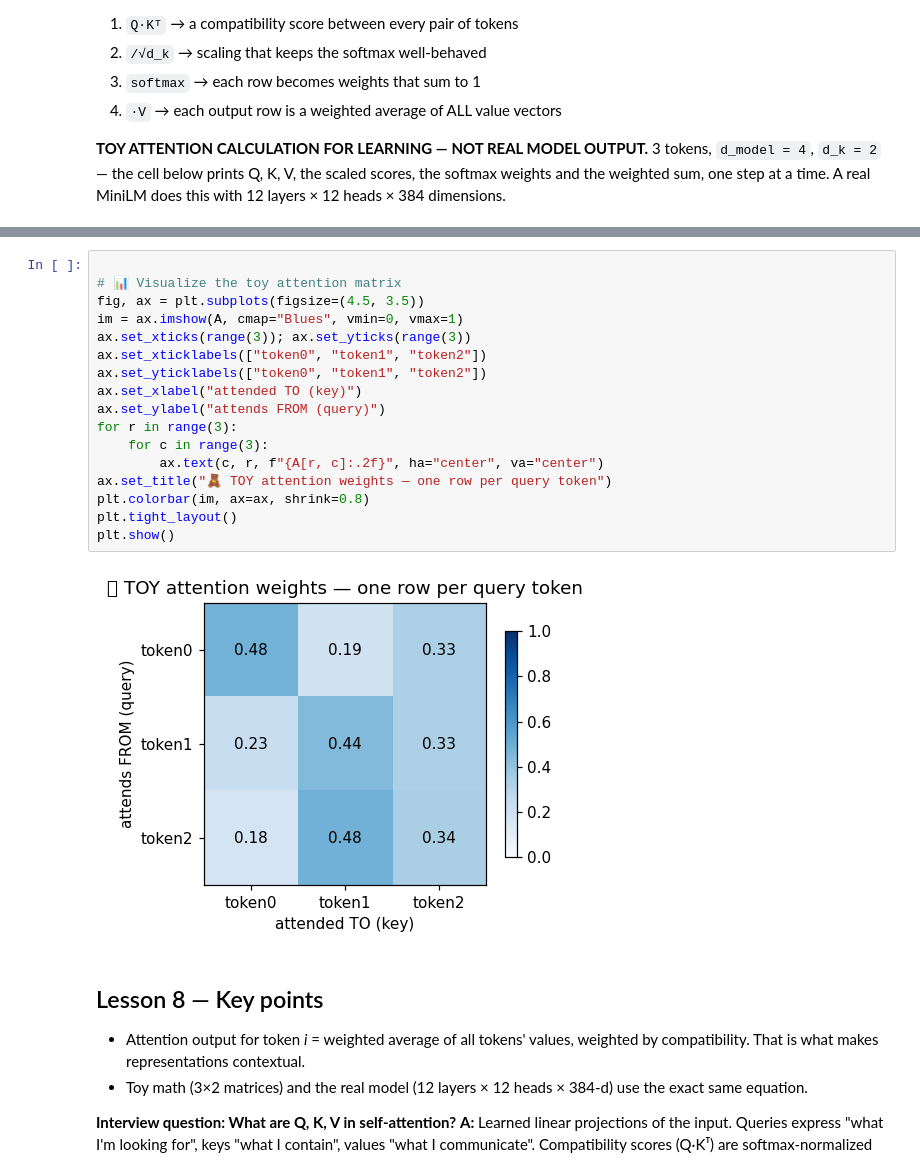
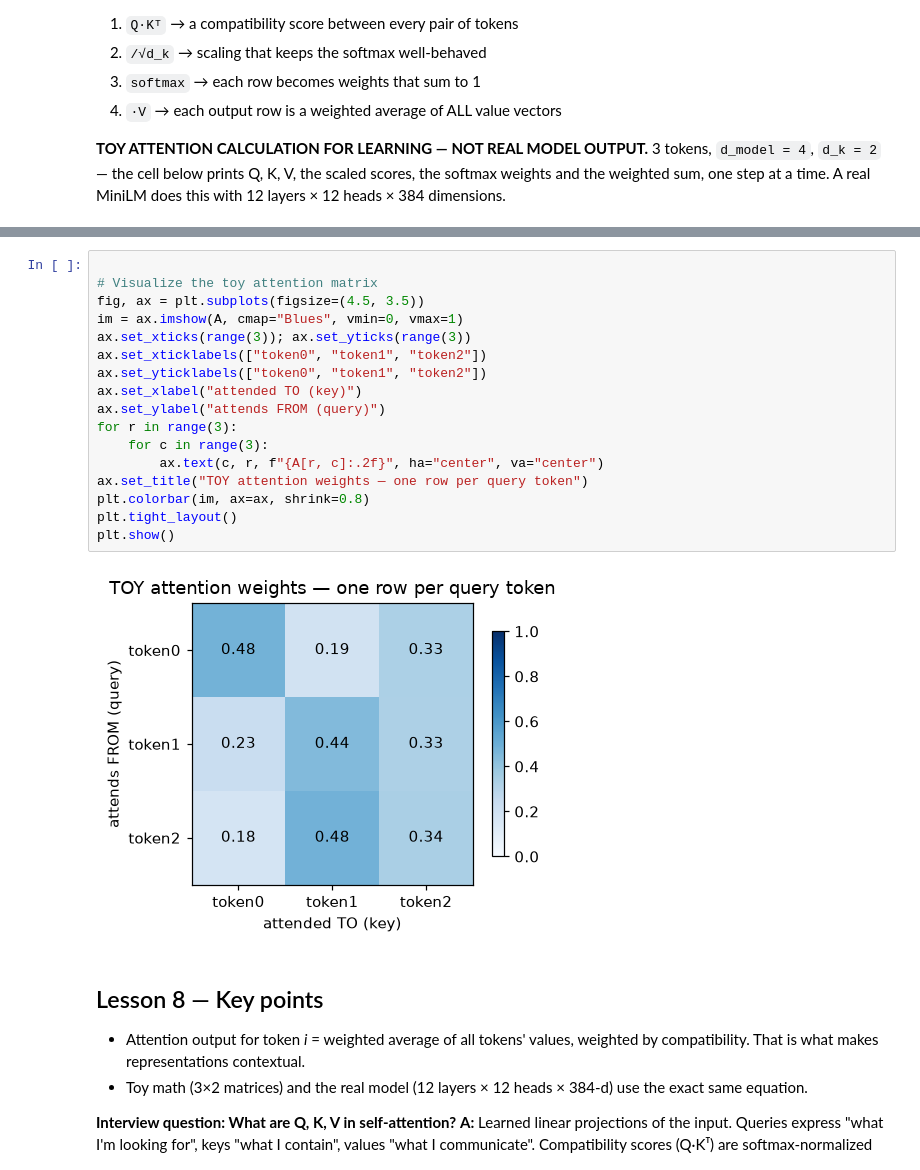
Before and after one commit to AjmalDanish/mini-rag-learning-lab, a Jupyter notebook: Mini_RAG_Learning_Lab.ipynb, the cells around one changed output, grey strips where cells are left out. Saved outputs shown, nothing was run; the diff lists cells and outputs as text.

```diff
--- a/Mini_RAG_Learning_Lab.ipynb
+++ b/Mini_RAG_Learning_Lab.ipynb
@@ -969,23 +975,23 @@ print("\n🧸 output = A·V  (each row = weighted sum of ALL value vectors):\n",
  [ 1.47  -0.733]]
 # %%
 
-# 📊 Visualize the toy attention matrix
+# Visualize the toy attention matrix
 fig, ax = plt.subplots(figsize=(4.5, 3.5))
 im = ax.imshow(A, cmap="Blues", vmin=0, vmax=1)
 ax.set_xticks(range(3)); ax.set_yticks(range(3))
 ax.set_xticklabels(["token0", "token1", "token2"])
 ax.set_yticklabels(["token0", "token1", "token2"])
 ax.set_xlabel("attended TO (key)")
 ax.set_ylabel("attends FROM (query)")
 for r in range(3):
     for c in range(3):
         ax.text(c, r, f"{A[r, c]:.2f}", ha="center", va="center")
-ax.set_title("🧸 TOY attention weights — one row per query token")
+ax.set_title("TOY attention weights — one row per query token")
 plt.colorbar(im, ax=ax, shrink=0.8)
 plt.tight_layout()
 plt.show()
 # %% [output]
-[figure, old version]
+[figure, new version]
 # %% [markdown]
 ## Lesson 8 — Key points
 
```
Also changed, not shown: parts of 45 cells of this notebook, 1 other file.
